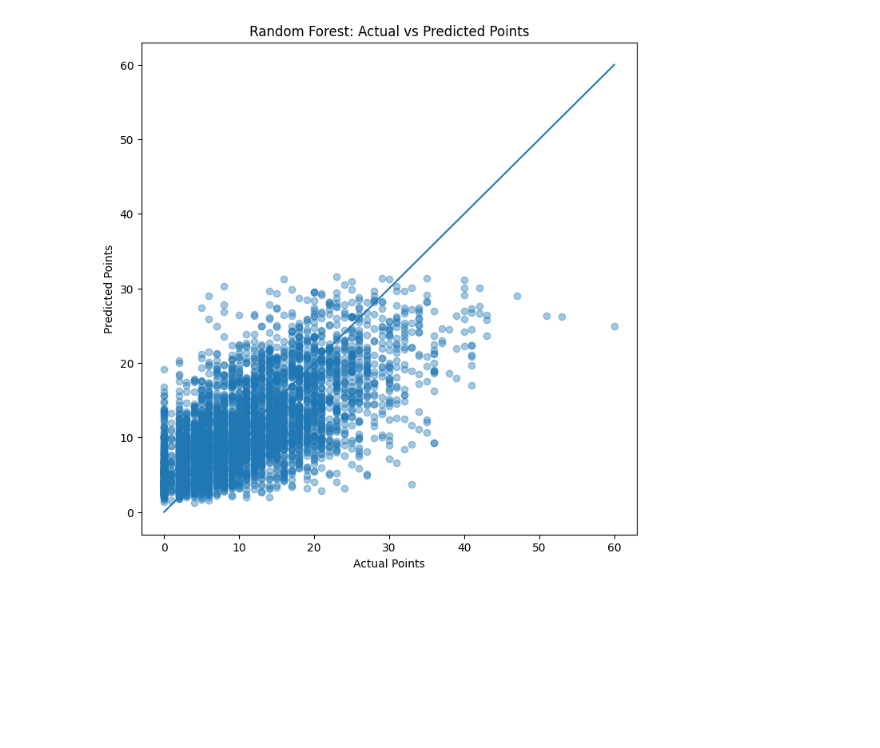
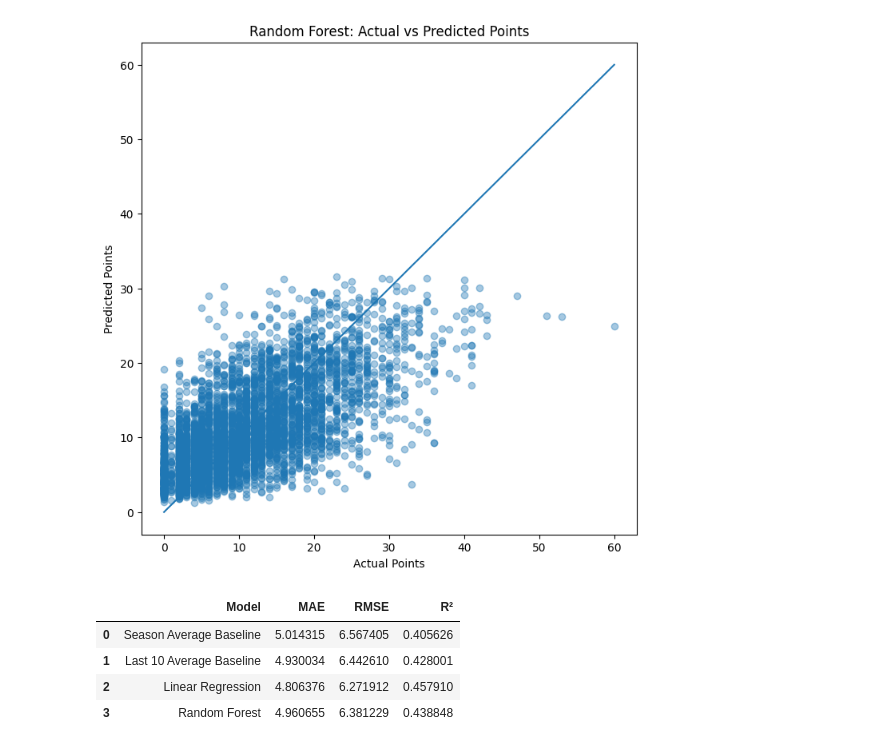
Before and after one commit to devan-jariwala/HoopIQ, a Jupyter notebook: notebooks/03_model_training.ipynb, the cells around one changed output. Cells and saved outputs as stored; diff of their text form; code cells hidden in the pictures; blank space fills up the shorter version.

```diff
--- a/notebooks/03_model_training.ipynb
+++ b/notebooks/03_model_training.ipynb
@@ -337,6 +337,32 @@ plt.title("Random Forest: Actual vs Predicted Points")
 plt.show()
 # %% [output]
 [figure]
+# %%
+baseline_results = []
+
+baselines = {
+    "Season Average Baseline": test["PTS_SEASON_AVG"],
+    "Last 10 Average Baseline": test["PTS_LAST_10_AVG"],
+    "Linear Regression": linear_predictions,
+    "Random Forest": rf_predictions,
+}
+
+for model_name, predictions in baselines.items():
+    baseline_results.append({
+        "Model": model_name,
+        "MAE": mean_absolute_error(y_test, predictions),
+        "RMSE": np.sqrt(mean_squared_error(y_test, predictions)),
+        "R²": r2_score(y_test, predictions),
+    })
+
+points_comparison = pd.DataFrame(baseline_results)
+points_comparison
+# %% [output]
+|  | Model | MAE | RMSE | R² |
+| 0 | Season Average Baseline | 5.014315 | 6.567405 | 0.405626 |
+| 1 | Last 10 Average Baseline | 4.930034 | 6.442610 | 0.428001 |
+| 2 | Linear Regression | 4.806376 | 6.271912 | 0.457910 |
+| 3 | Random Forest | 4.960655 | 6.381229 | 0.438848 |
 # %%
 joblib.dump(features, "../models/feature_columns.pkl")
 # %%
```
Also changed, not shown: 2 other files.
